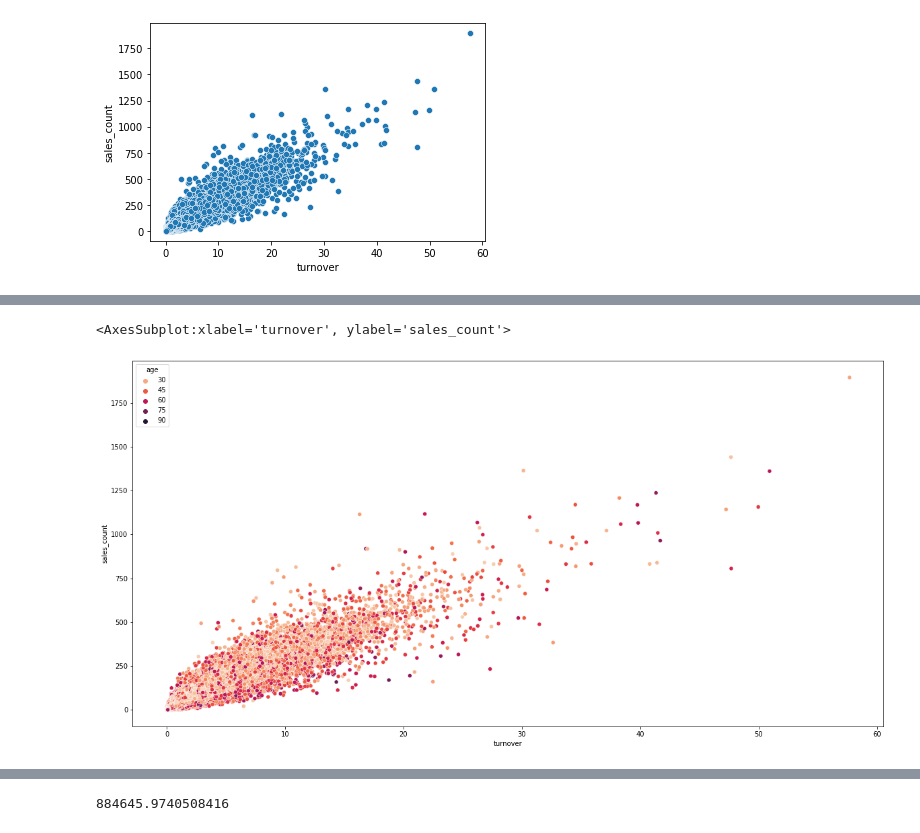
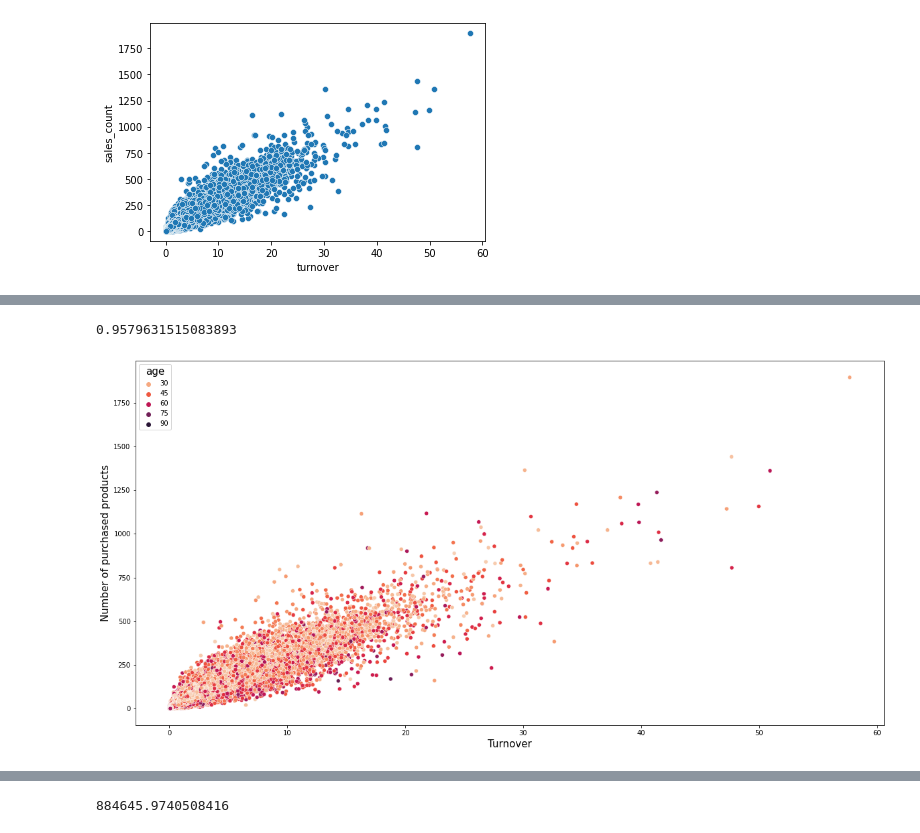
Before and after one commit to theflyingd/fashion-recommender, a Jupyter notebook: notebooks/Initial_EDA_CMM.ipynb, the cells around one changed output, grey strips where cells are left out. Cells and saved outputs as stored; diff of their text form; code cells hidden in the pictures.

```diff
--- a/notebooks/Initial_EDA_CMM.ipynb
+++ b/notebooks/Initial_EDA_CMM.ipynb
@@ -154,7 +185,7 @@ df_tu_cust = df_trans.groupby('customer_id').sum().reset_index()
 # Rename price column:
 df_tu_cust.rename(columns={"price": "turnover"}, inplace=True)
 # Drop not necessary columns:
-df_tu_cust.drop(columns=['article_id','sales_channel_id'], inplace=True)
+df_tu_cust.drop(columns=['sales_channel_id'], inplace=True)
 
 # Check the first rows:
 df_tu_cust.head()
@@ -239,8 +259,24 @@ df_cust_master.head()
+# %%
+sales_count = df_cust_master[df_cust_master['sales_count'] <100].shape[0]
+sales_count / len(df_cust_master)
+# %% [output]
+0.9579631515083893
+# %%
+# Set color palette
+colors = ["#CC071E", "#ED3511", "#FF711F", "#FF9812", "#FFC22B", "#FFC42B", "#FFF233"]
+custom_palette = sns.set_palette(sns.color_palette(colors))
 # %%
 # Plot turnover vs purchased articles per age:
 fig = plt.figure(figsize=(20, 10))
 palette = sns.color_palette("rocket_r", as_cmap=True)
-sns.scatterplot(x='turnover', y='sales_count', hue='age', palette=palette, data=df_cust_master)
+ax = sns.scatterplot(x='turnover', y='sales_count', hue='age', palette=palette, data=df_cust_master)
+# ax.set(xlabel='Turnover', ylabel='Number of purchased products')
+ax.set_xlabel("Turnover",fontsize=15)
+ax.set_ylabel("Number of purchased products",fontsize=15)
+plt.setp(ax.get_legend().get_texts(), fontsize='10') # for legend text
+plt.setp(ax.get_legend().get_title(), fontsize='15')
+
+
+plt.show()
 # %% [output]
-<AxesSubplot:xlabel='turnover', ylabel='sales_count'>
-[figure, old version]
+[figure, new version]
```
Also changed, not shown: parts of 8 cells of this notebook, 3 other files.
